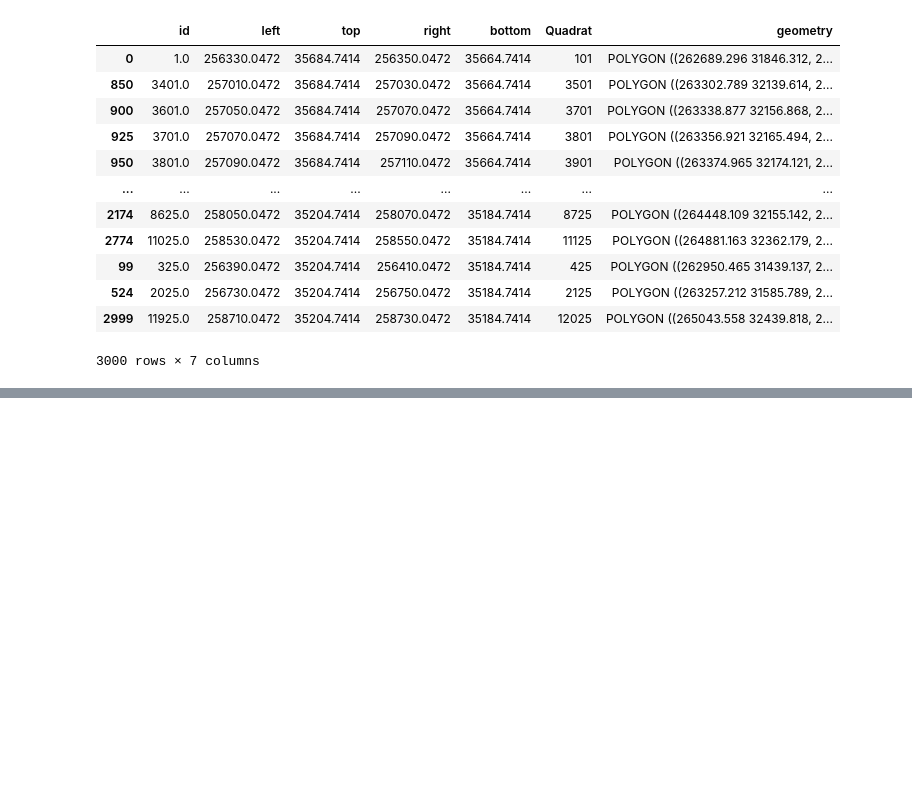
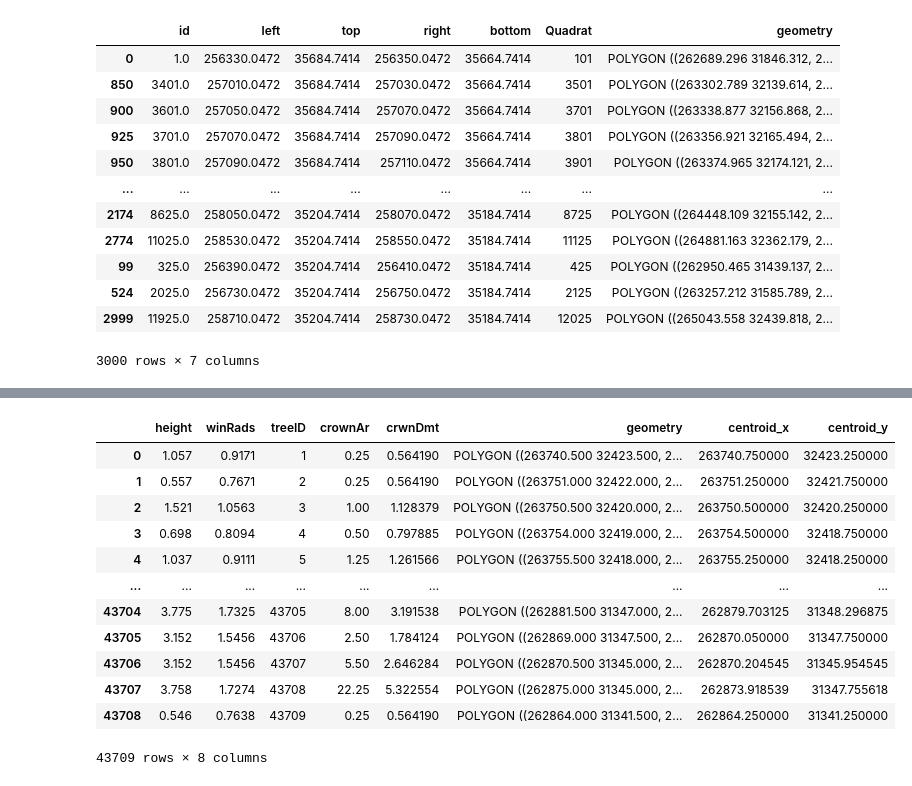
Before and after one commit to nicole-hjlin/mpala-tree-mapping, a Jupyter notebook: geomap.ipynb, the cells around one changed output, grey strips where cells are left out. Cells and saved outputs as stored; diff of their text form; code cells hidden in the pictures; blank space fills up the shorter version.

```diff
--- a/geomap.ipynb
+++ b/geomap.ipynb
@@ -472,0 +485,19 @@ forestgeo_grid.sort_values(['top'], ascending = False)
+# %%
+cen = lidar_grid.geometry.centroid
+lidar_grid['centroid_x'] = cen.x
+lidar_grid['centroid_y'] = cen.y
+lidar_grid
+# %% [output]
+|  | height | winRads | treeID | crownAr | crwnDmt | geometry | centroid_x | centroid_y |
+| 0 | 1.057 | 0.9171 | 1 | 0.25 | 0.564190 | POLYGON ((263740.500 32423.500, 2... | 263740.750000 | 32423.250000 |
+| 1 | 0.557 | 0.7671 | 2 | 0.25 | 0.564190 | POLYGON ((263751.000 32422.000, 2... | 263751.250000 | 32421.750000 |
+| 2 | 1.521 | 1.0563 | 3 | 1.00 | 1.128379 | POLYGON ((263750.500 32420.000, 2... | 263750.500000 | 32420.250000 |
+| 3 | 0.698 | 0.8094 | 4 | 0.50 | 0.797885 | POLYGON ((263754.000 32419.000, 2... | 263754.500000 | 32418.750000 |
+| 4 | 1.037 | 0.9111 | 5 | 1.25 | 1.261566 | POLYGON ((263755.500 32418.000, 2... | 263755.250000 | 32418.250000 |
+| ... | ... | ... | ... | ... | ... | ... | ... | ... |
+| 43704 | 3.775 | 1.7325 | 43705 | 8.00 | 3.191538 | POLYGON ((262881.500 31347.000, 2... | 262879.703125 | 31348.296875 |
+| 43705 | 3.152 | 1.5456 | 43706 | 2.50 | 1.784124 | POLYGON ((262869.000 31347.500, 2... | 262870.050000 | 31347.750000 |
+| 43706 | 3.152 | 1.5456 | 43707 | 5.50 | 2.646284 | POLYGON ((262870.500 31345.000, 2... | 262870.204545 | 31345.954545 |
+| 43707 | 3.758 | 1.7274 | 43708 | 22.25 | 5.322554 | POLYGON ((262875.000 31345.000, 2... | 262873.918539 | 31347.755618 |
+| 43708 | 0.546 | 0.7638 | 43709 | 0.25 | 0.564190 | POLYGON ((262864.000 31341.500, 2... | 262864.250000 | 31341.250000 |
+43709 rows × 8 columns
```
Also changed, not shown: parts of 9 cells of this notebook.
